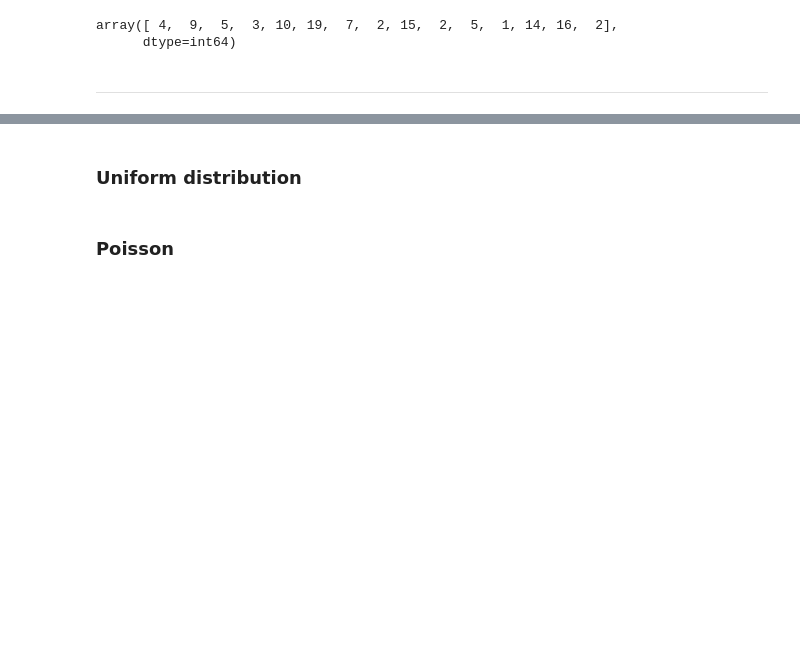
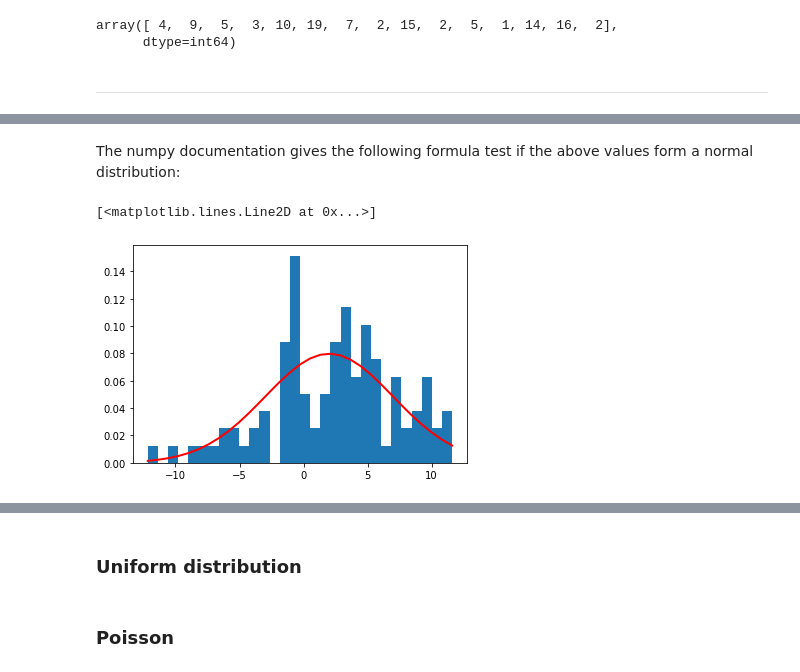
Before and after one commit to donalbuggy/programmingForDataAnalysisAssignment, a Jupyter notebook: progDA Assignment.ipynb, the cells around one changed output, grey strips where cells are left out. Drawn from its saved outputs; the diff is of its cells as text; code cells hidden in the pictures; blank space fills up the shorter version.

Commit message:
added normal distribution section

```diff
--- a/progDA Assignment.ipynb
+++ b/progDA Assignment.ipynb
@@ -204,0 +211,3 @@ array([ 4,  9,  5,  3, 10, 19,  7,  2, 15,  2,  5,  1, 14, 16,  2],
+# %%
+rng = np.default_rng().normal(2, 5, 100)
+rng
@@ -204,0 +232,10 @@ array([ 4,  9,  5,  3, 10, 19,  7,  2, 15,  2,  5,  1, 14, 16,  2],
+# %% [markdown]
+The numpy documentation gives the following formula test if the above values form a normal distribution:
+# %%
+import matplotlib.pyplot as plt
+count, bins, ignored = plt.hist(rng, 30, density=True)
+mu, sigma = 2, 5
+plt.plot(bins, 1/(sigma * numpy.sqrt(2 * numpy.pi)) * numpy.exp( - (bins - mu)**2 / (2 * sigma**2)), linewidth=2, color='r')
+# %% [output]
+[<matplotlib.lines.Line2D at 0x...>]
+[figure, added]
```
Also changed, not shown: parts of 10 cells of this notebook.
